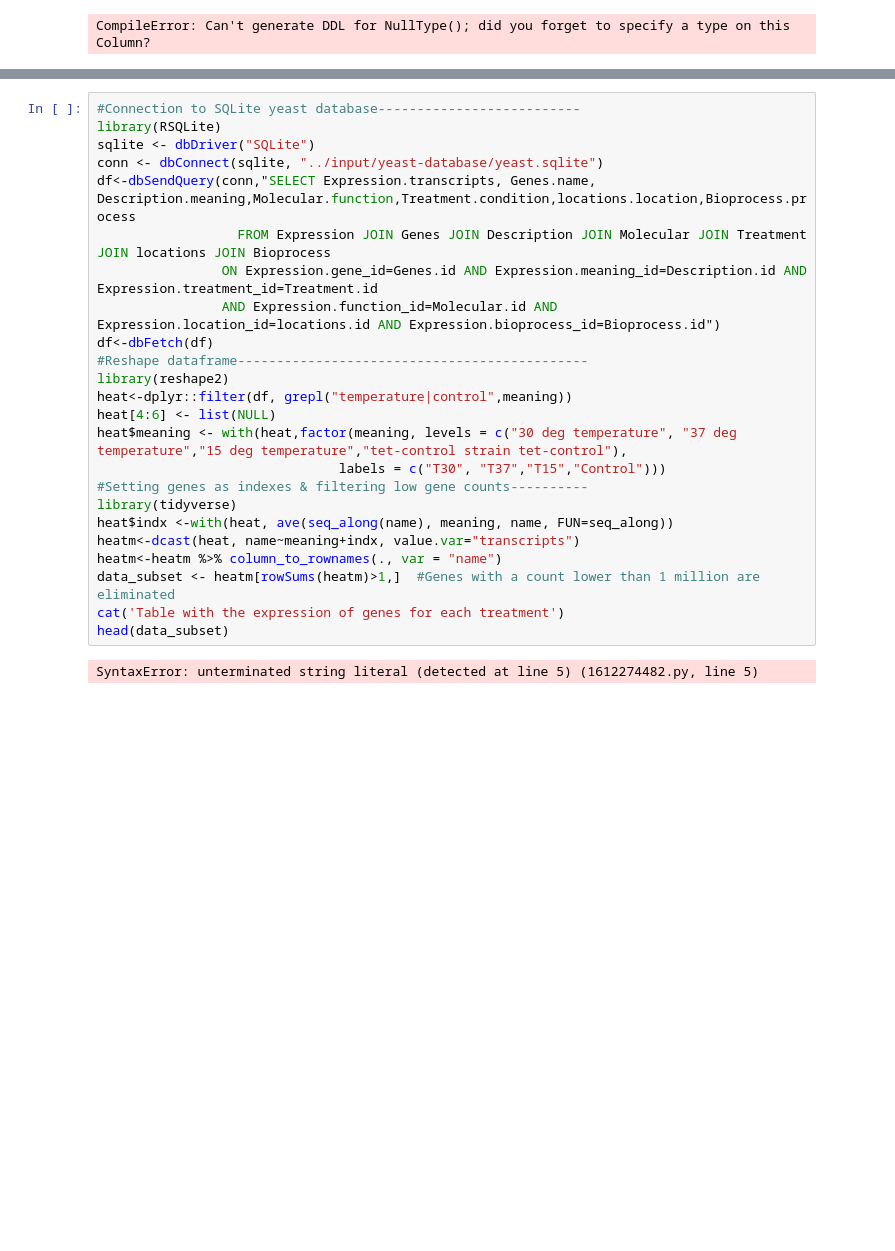
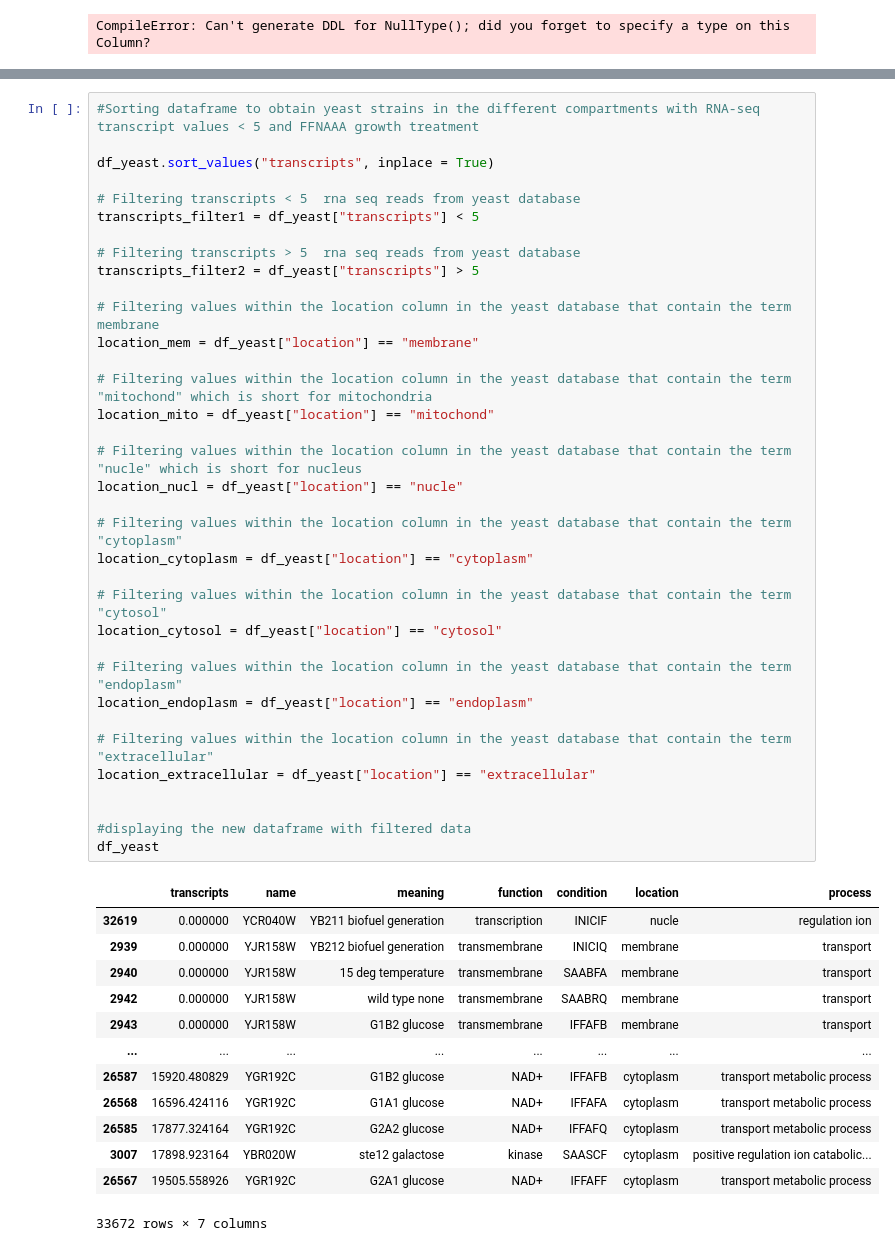
Before and after one commit to admontalvo/Project-2-SQLAlchemy-Yeast-RNA-seq-Transcript-Reads-ADM-RG, a Jupyter notebook: Project2yeast_db_sqlalchemy.ipynb, the cells around one changed output, grey strips where cells are left out. Cells and saved outputs as stored; diff of their text form; blank space fills up the shorter version.

Commit message:
Updating Yeast Database notebook

```diff
--- a/Project2yeast_db_sqlalchemy.ipynb
+++ b/Project2yeast_db_sqlalchemy.ipynb
@@ -146,26 +121,49 @@ NameError: name 'requireNamespace' is not defined
-# %%
-#Connection to SQLite yeast database--------------------------
-library(RSQLite)
-sqlite <- dbDriver("SQLite")
-conn <- dbConnect(sqlite, "../input/yeast-database/yeast.sqlite")
-df<-dbSendQuery(conn,"SELECT Expression.transcripts, Genes.name, Description.meaning,Molecular.function,Treatment.condition,locations.location,Bioprocess.process
-                  FROM Expression JOIN Genes JOIN Description JOIN Molecular JOIN Treatment JOIN locations JOIN Bioprocess
-                ON Expression.gene_id=Genes.id AND Expression.meaning_id=Description.id AND Expression.treatment_id=Treatment.id
-                AND Expression.function_id=Molecular.id AND Expression.location_id=locations.id AND Expression.bioprocess_id=Bioprocess.id")
-df<-dbFetch(df)
-#Reshape dataframe---------------------------------------------
-library(reshape2)
-heat<-dplyr::filter(df, grepl("temperature|control",meaning))
-heat[4:6] <- list(NULL)
-heat$meaning <- with(heat,factor(meaning, levels = c("30 deg temperature", "37 deg temperature","15 deg temperature","tet-control strain tet-control"),
-                               labels = c("T30", "T37","T15","Control")))
-#Setting genes as indexes & filtering low gene counts----------
-library(tidyverse)
-heat$indx <-with(heat, ave(seq_along(name), meaning, name, FUN=seq_along))
-heatm<-dcast(heat, name~meaning+indx, value.var="transcripts")
-heatm<-heatm %>% column_to_rownames(., var = "name")
-data_subset <- heatm[rowSums(heatm)>1,]  #Genes with a count lower than 1 million are eliminated
-cat('Table with the expression of genes for each treatment')
-head(data_subset)
-# %% [output]
-SyntaxError: unterminated string literal (detected at line 5) (1612274482.py, line 5)
+# %%
+#Sorting dataframe to obtain yeast strains in the different compartments with RNA-seq transcript values < 5 and FFNAAA growth treatment
+
+df_yeast.sort_values("transcripts", inplace = True)
+
+# Filtering transcripts < 5  rna seq reads from yeast database
+transcripts_filter1 = df_yeast["transcripts"] < 5
+
+# Filtering transcripts > 5  rna seq reads from yeast database
+transcripts_filter2 = df_yeast["transcripts"] > 5
+
+# Filtering values within the location column in the yeast database that contain the term membrane
+location_mem = df_yeast["location"] == "membrane"
+
+# Filtering values within the location column in the yeast database that contain the term "mitochond" which is short for mitochondria
+location_mito = df_yeast["location"] == "mitochond"
+
+# Filtering values within the location column in the yeast database that contain the term "nucle" which is short for nucleus
+location_nucl = df_yeast["location"] == "nucle"
+
+# Filtering values within the location column in the yeast database that contain the term "cytoplasm"
+location_cytoplasm = df_yeast["location"] == "cytoplasm"
+
+# Filtering values within the location column in the yeast database that contain the term "cytosol"
+location_cytosol = df_yeast["location"] == "cytosol"
+
+# Filtering values within the location column in the yeast database that contain the term "endoplasm"
+location_endoplasm = df_yeast["location"] == "endoplasm"
+
+# Filtering values within the location column in the yeast database that contain the term "extracellular"
+location_extracellular = df_yeast["location"] == "extracellular"
+
+
+#displaying the new dataframe with filtered data
+df_yeast
+# %% [output]
+|  | transcripts | name | meaning | function | condition | location | process |
+| 32619 | 0.000000 | YCR040W | YB211 biofuel generation | transcription | INICIF | nucle | regulation ion |
+| 2939 | 0.000000 | YJR158W | YB212 biofuel generation | transmembrane | INICIQ | membrane | transport |
+| 2940 | 0.000000 | YJR158W | 15 deg temperature | transmembrane | SAABFA | membrane | transport |
+| 2942 | 0.000000 | YJR158W | wild type none | transmembrane | SAABRQ | membrane | transport |
+| 2943 | 0.000000 | YJR158W | G1B2 glucose | transmembrane | IFFAFB | membrane | transport |
+| ... | ... | ... | ... | ... | ... | ... | ... |
+| 26587 | 15920.480829 | YGR192C | G1B2 glucose | NAD+ | IFFAFB | cytoplasm | transport metabolic process |
+| 26568 | 16596.424116 | YGR192C | G1A1 glucose | NAD+ | IFFAFA | cytoplasm | transport metabolic process |
+| 26585 | 17877.324164 | YGR192C | G2A2 glucose | NAD+ | IFFAFQ | cytoplasm | transport metabolic process |
+| 3007 | 17898.923164 | YBR020W | ste12 galactose | kinase | SAASCF | cytoplasm | positive regulation ion catabolic... |
+| 26567 | 19505.558926 | YGR192C | G2A1 glucose | NAD+ | IFFAFF | cytoplasm | transport metabolic process |
+33672 rows × 7 columns
```
Also changed, not shown: parts of 8 cells of this notebook.
